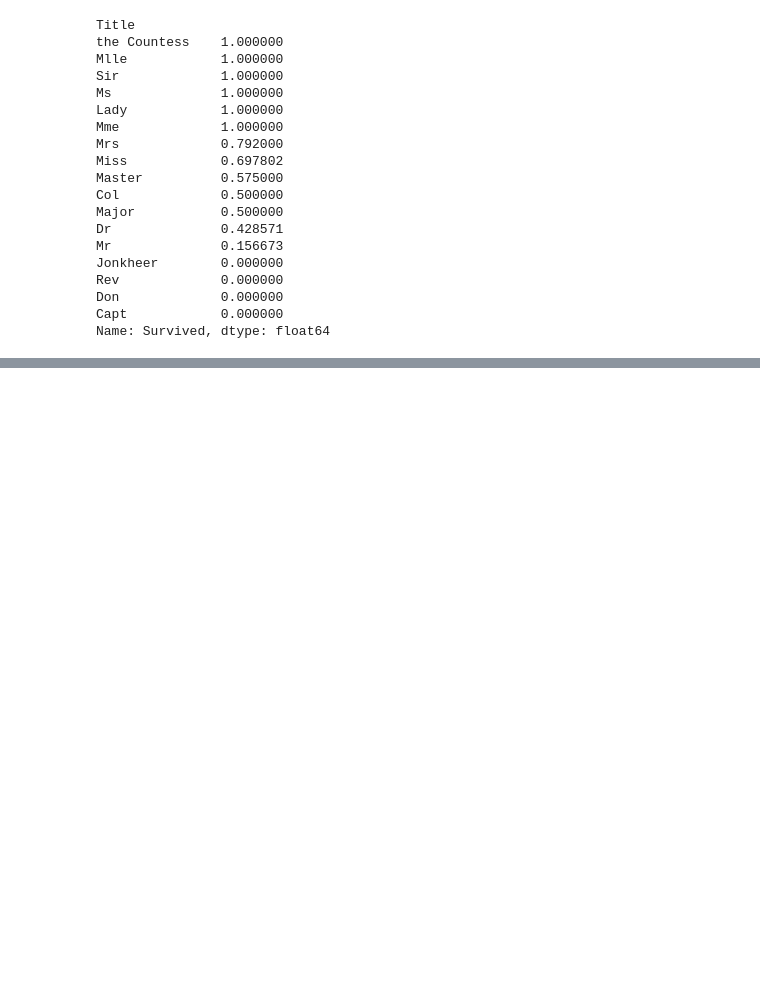
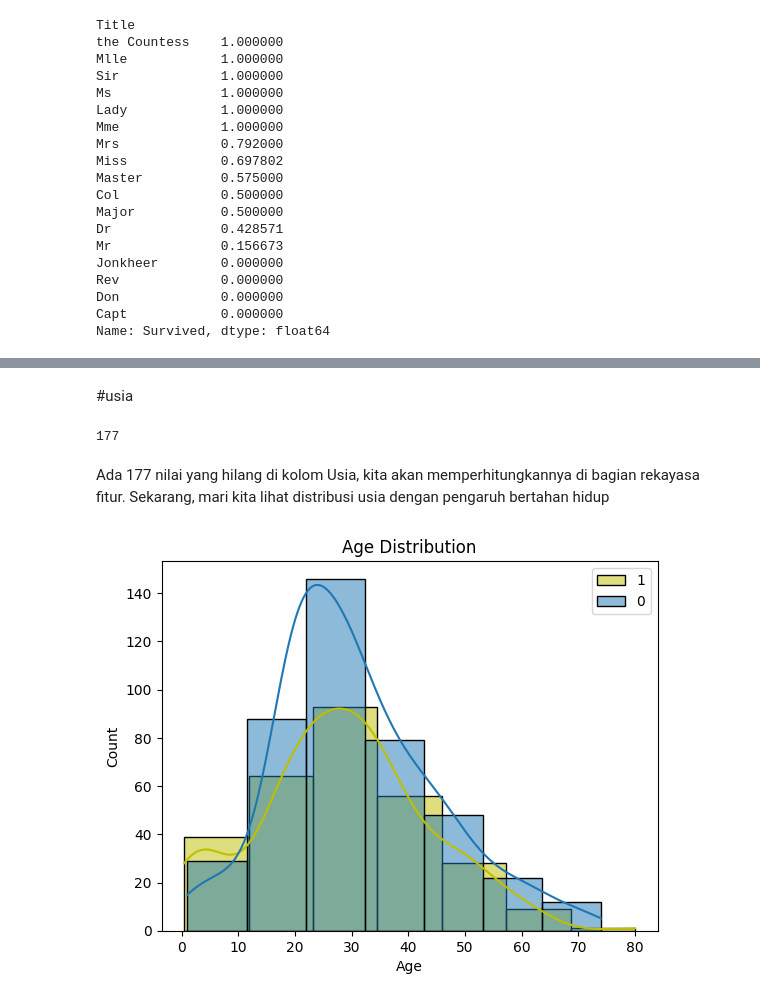
Before and after one commit to ihyaulumuddin044/machineLearning, a Jupyter notebook: titanic_prediction.ipynb, the cells around one changed output, grey strips where cells are left out. Drawn from its saved outputs; the diff is of its cells as text; code cells hidden in the pictures; blank space fills up the shorter version.

```diff
--- a/titanic_prediction.ipynb
+++ b/titanic_prediction.ipynb
@@ -199,0 +209,21 @@ Name: Survived, dtype: float64
+# %% [markdown]
+#usia
+# %%
+print(train["Age"].isnull().sum())
+# %% [output]
+177
+# %% [markdown]
+Ada 177 nilai yang hilang di kolom Usia, kita akan memperhitungkannya di bagian rekayasa fitur. Sekarang, mari kita lihat distribusi usia dengan pengaruh bertahan hidup
+# %%
+# Bertahan hidup berdasarkan usia
+sns.histplot(train[train.Survived == 1]["Age"], color="y", bins=7, label="1", kde=True)
+
+# kematian berdasarkan usia
+sns.histplot(train[train.Survived == 0]["Age"], bins=7, label="0", kde=True)
+
+# legend
+plt.legend()
+plt.title("Age Distribution")
+plt.show()
+# %% [output]
+[figure, added]
```
Also changed, not shown: parts of 11 cells of this notebook.
